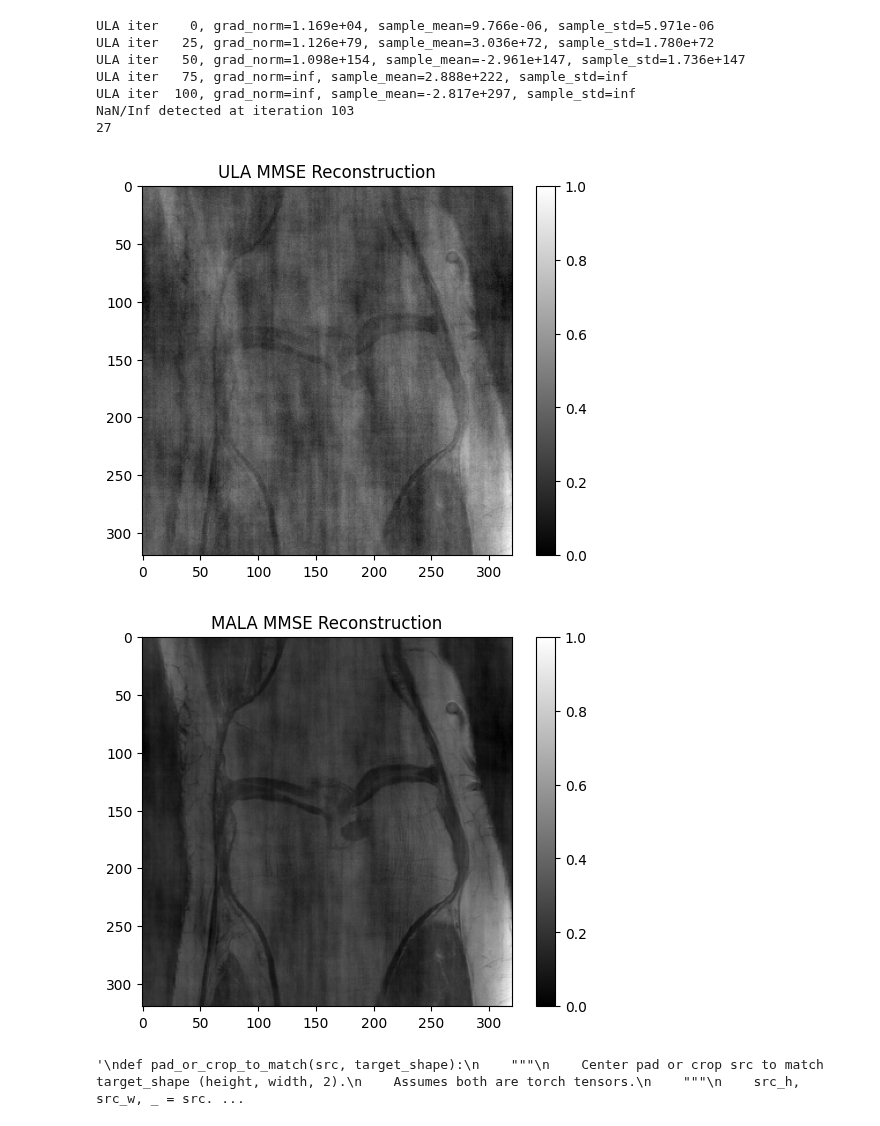
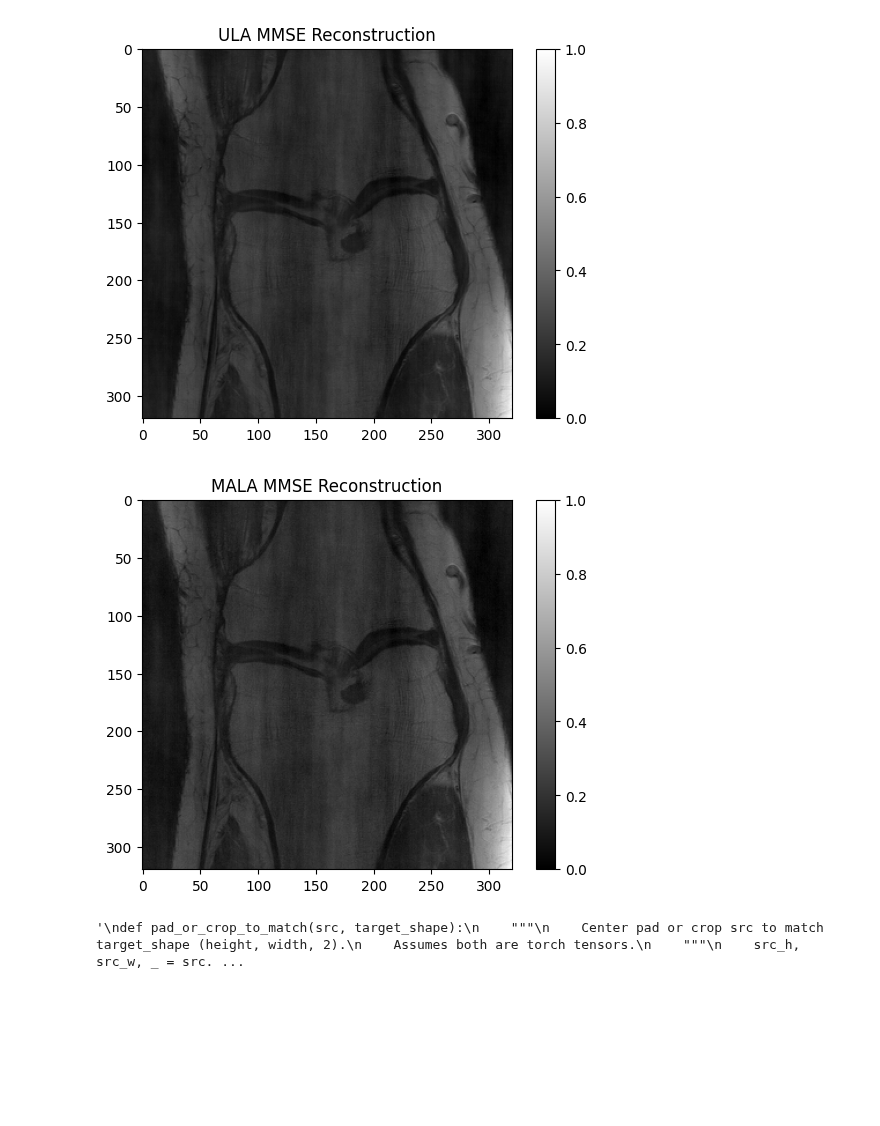
Before and after one commit to jkostaa/bachelor-thesis, a Jupyter notebook: notebooks/fastmri_test.ipynb, the cells around one changed output. Cells and saved outputs as stored; diff of their text form; code cells hidden in the pictures; blank space fills up the shorter version.

```diff
--- a/notebooks/fastmri_test.ipynb
+++ b/notebooks/fastmri_test.ipynb
@@ -57,6 +57,8 @@ target = hf['reconstruction_rss'][()]
 slice_kspace = volume_kspace[20]
 slice_target = target[20]  # match slice index to kspace slice
 tensor_kspace = T.to_tensor(slice_kspace)
+
+slice_target = slice_target / np.max(np.abs(slice_target))
 
 
 # if torch.is_complex(tensor_kspace):
@@ -121,8 +123,8 @@ mask = CenteredBernoulliMask(0.75, 0.25, seed=30).generate(slice_target.shape)
 # plt.imshow(np.abs(np.fft.fft2(slice_target)))
 # plt.show()
 
-y = mask * np.fft.fft2(slice_target) # mask * slice_kspace
-y = y / np.abs(y).max()
+y = mask * np.fft.fft2(slice_target, norm='ortho') # mask * slice_kspace
+# y = y / np.abs(y).max()
 
 # print(f"y norm max abs = {np.max(np.abs(y_norm))}")
 # print(f"y norm mean abs = {np.mean(np.abs(y_norm))}")
@@ -134,12 +136,18 @@ y = y / np.abs(y).max()
 # print("y difference from original:", np.linalg.norm(y - slice_kspace))
 
 
-map_estimator = MAPEstimator(mask, 0.95, 0.01, 1e-2) # def-> 0.95, 0.01, 1e-2, 0.1, 100)
-ula_estimator = MMSEEstimatorULA(mask, 0.01, 0.1, 1e-2, 0.1, 50, 2, 150) # stepsize = 1e-2
+map_estimator = MAPEstimator(mask, 0.95, 0.01, 1e-2, 1e-2, 300) # def-> 0.95, 0.01, 1e-2, 0.1, 100)
+ula_estimator = MMSEEstimatorULA(mask, 0.001, 0.1, 5e-2, 1e-8, 350, 2, 200) # stepsize = 1e-2
 # mh_estimator = MHEstimator(mask, 0.95, 0.001, 1e-2, 0.5, 200, 3, 100)
-mala_estimator = MMSEEstimatorMALA(mask, 1, 2, 100e-2, 1e-5, 450, 2, 100)
+mala_estimator = MMSEEstimatorMALA(mask,  0.005, 20*0.1, 1e-2, 1e-4, 50, 2, 100)
 
 map_reconstruct = map_estimator.subgradient_descent(y)
+
+samples, energies = ula_estimator.ula_sampling(y)
+ula_mmse = ula_estimator.compute_mmse_estimate(samples)
+
+samples_kept, energies, step_trace, accept_trace = mala_estimator.mala_sampling(y)
+mala_mmse = mala_estimator.compute_mmse_estimate(samples_kept)
 
 # samples = map_estimator.langevin_sampling(y, 150, 20, 3)
 # posterior_mean = np.mean(
@@ -213,13 +221,13 @@ plt.grid(True)
 plt.show()
 
 # ula mmse
-plt.imshow(ula_estimator.compute_mmse_estimate(y), cmap="gray")
+plt.imshow(np.abs(ula_mmse), cmap="gray")
 plt.title("ULA MMSE Reconstruction")
 plt.colorbar()
 plt.show()
 
 # mala mmse
-plt.imshow(mala_estimator.compute_mmse_estimate(y), cmap="gray")
+plt.imshow(np.abs(mala_mmse), cmap="gray")
 plt.title("MALA MMSE Reconstruction")
 plt.colorbar()
 plt.show()
@@ -353,10 +377,3 @@ def kspace_metrics(k_ref, k_rec):
-ULA iter    0, grad_norm=1.169e+04, sample_mean=9.766e-06, sample_std=5.971e-06
-ULA iter   25, grad_norm=1.126e+79, sample_mean=3.036e+72, sample_std=1.780e+72
-ULA iter   50, grad_norm=1.098e+154, sample_mean=-2.961e+147, sample_std=1.736e+147
-ULA iter   75, grad_norm=inf, sample_mean=2.888e+222, sample_std=inf
-ULA iter  100, grad_norm=inf, sample_mean=-2.817e+297, sample_std=inf
-NaN/Inf detected at iteration 103
-27
-[figure, old version]
+[figure, new version]
 [figure]
 '\ndef pad_or_crop_to_match(src, target_shape):\n    """\n    Center pad or crop src to match target_shape (height, width, 2).\n    Assumes both are torch tensors.\n    """\n    src_h, src_w, _ = src. ...
```
Also changed, not shown: parts of 1 cell of this notebook, 10 other files.
